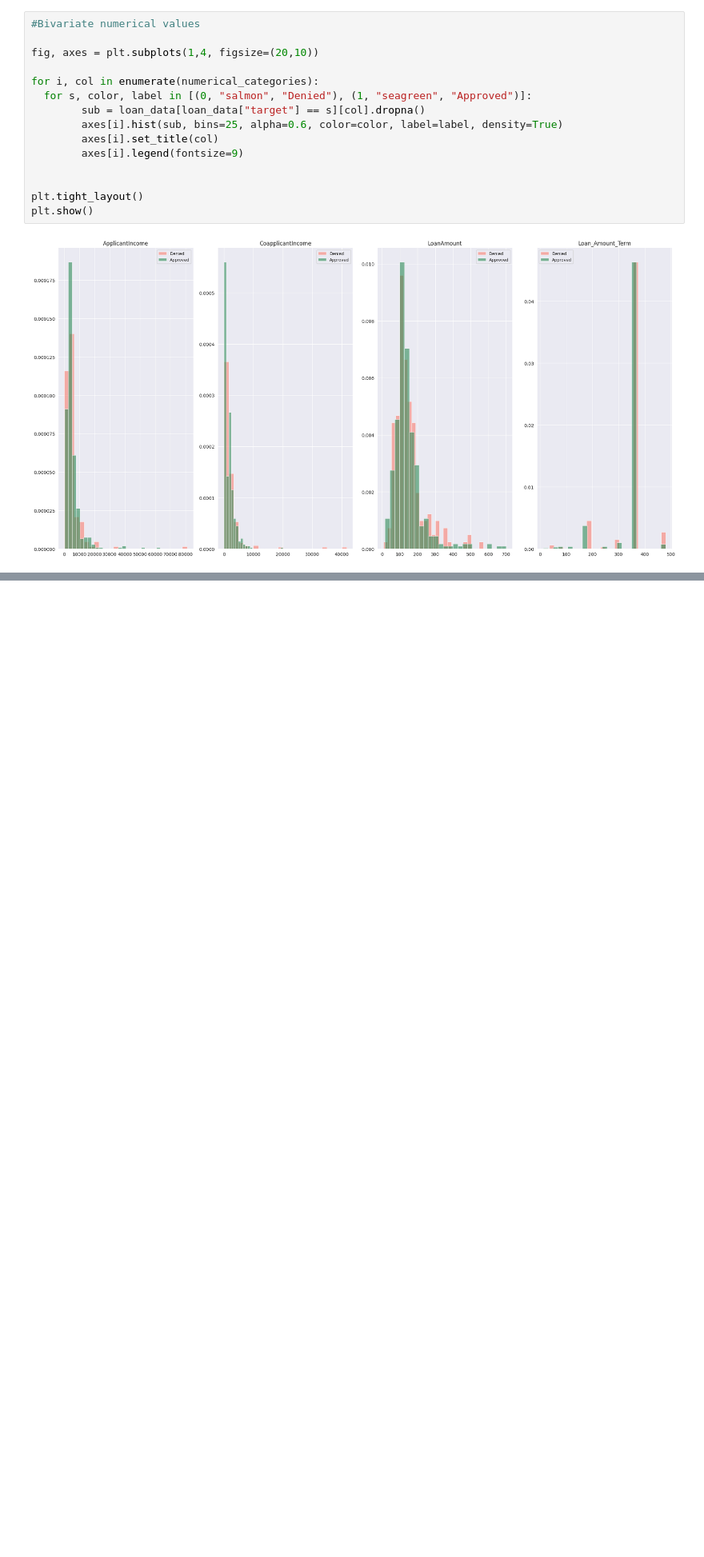
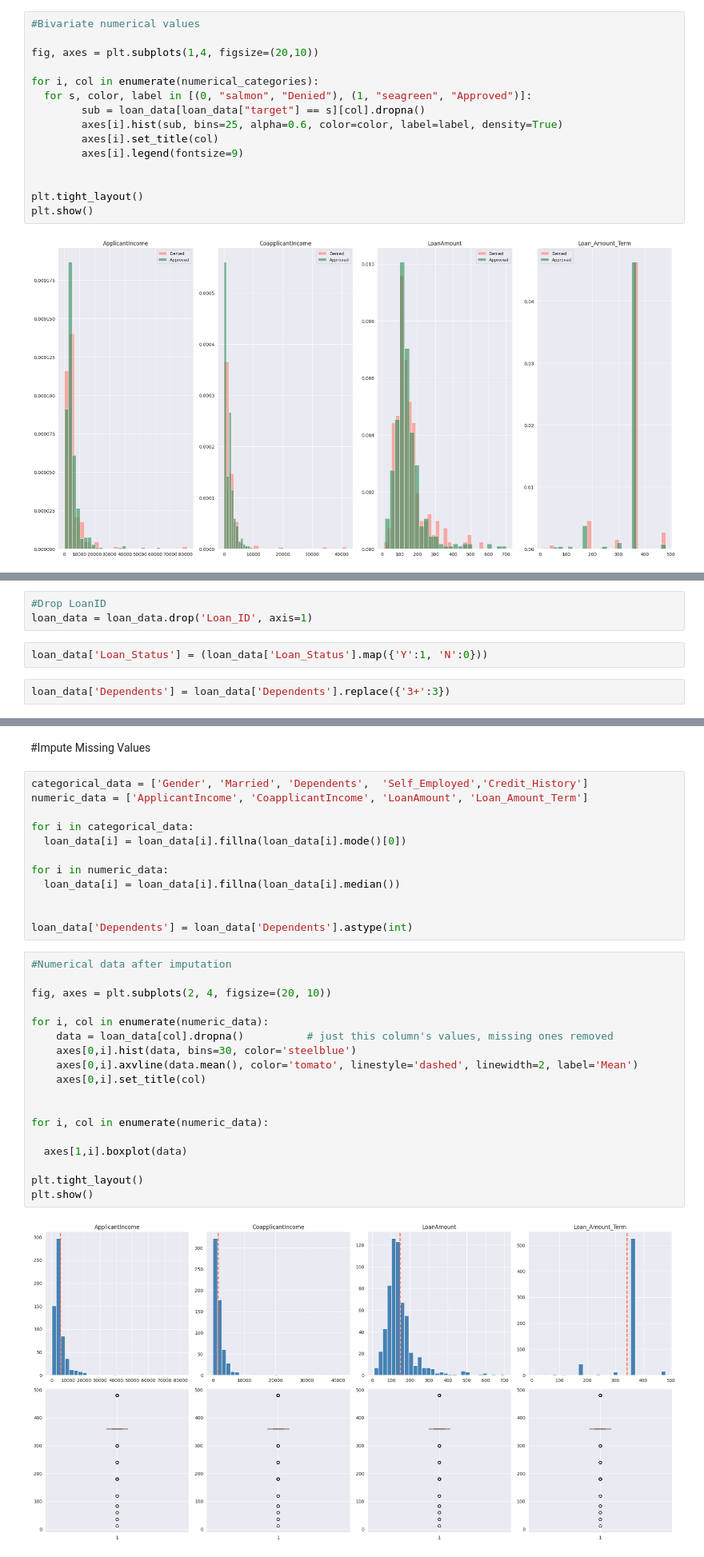
Before and after one commit to polokocodes/Data-Science---ML-Projects, a Jupyter notebook: EDA_Loan_prediction.ipynb, the cells around one changed output, grey strips where cells are left out. Shown at 80% size. Cells and saved outputs as stored; diff of their text form; blank space fills up the shorter version.

```diff
--- a/EDA_Loan_prediction.ipynb
+++ b/EDA_Loan_prediction.ipynb
@@ -247,0 +279,7 @@ plt.show()
+# %%
+#Drop LoanID
+loan_data = loan_data.drop('Loan_ID', axis=1)
+# %%
+loan_data['Loan_Status'] = (loan_data['Loan_Status'].map({'Y':1, 'N':0}))
+# %%
+loan_data['Dependents'] = loan_data['Dependents'].replace({'3+':3})
@@ -247,0 +302,34 @@ plt.show()
+# %% [markdown]
+#Impute Missing Values
+# %%
+categorical_data = ['Gender', 'Married', 'Dependents',  'Self_Employed','Credit_History']
+numeric_data = ['ApplicantIncome', 'CoapplicantIncome', 'LoanAmount', 'Loan_Amount_Term']
+
+for i in categorical_data:
+  loan_data[i] = loan_data[i].fillna(loan_data[i].mode()[0])
+
+for i in numeric_data:
+  loan_data[i] = loan_data[i].fillna(loan_data[i].median())
+
+
+loan_data['Dependents'] = loan_data['Dependents'].astype(int)
+# %%
+#Numerical data after imputation
+
+fig, axes = plt.subplots(2, 4, figsize=(20, 10))
+
+for i, col in enumerate(numeric_data):
+    data = loan_data[col].dropna()          # just this column's values, missing ones removed
+    axes[0,i].hist(data, bins=30, color='steelblue')
+    axes[0,i].axvline(data.mean(), color='tomato', linestyle='dashed', linewidth=2, label='Mean')
+    axes[0,i].set_title(col)
+
+
+for i, col in enumerate(numeric_data):
+
+  axes[1,i].boxplot(data)
+
+plt.tight_layout()
+plt.show()
+# %% [output]
+[figure, added]
```
Also changed, not shown: parts of 16 cells of this notebook.
